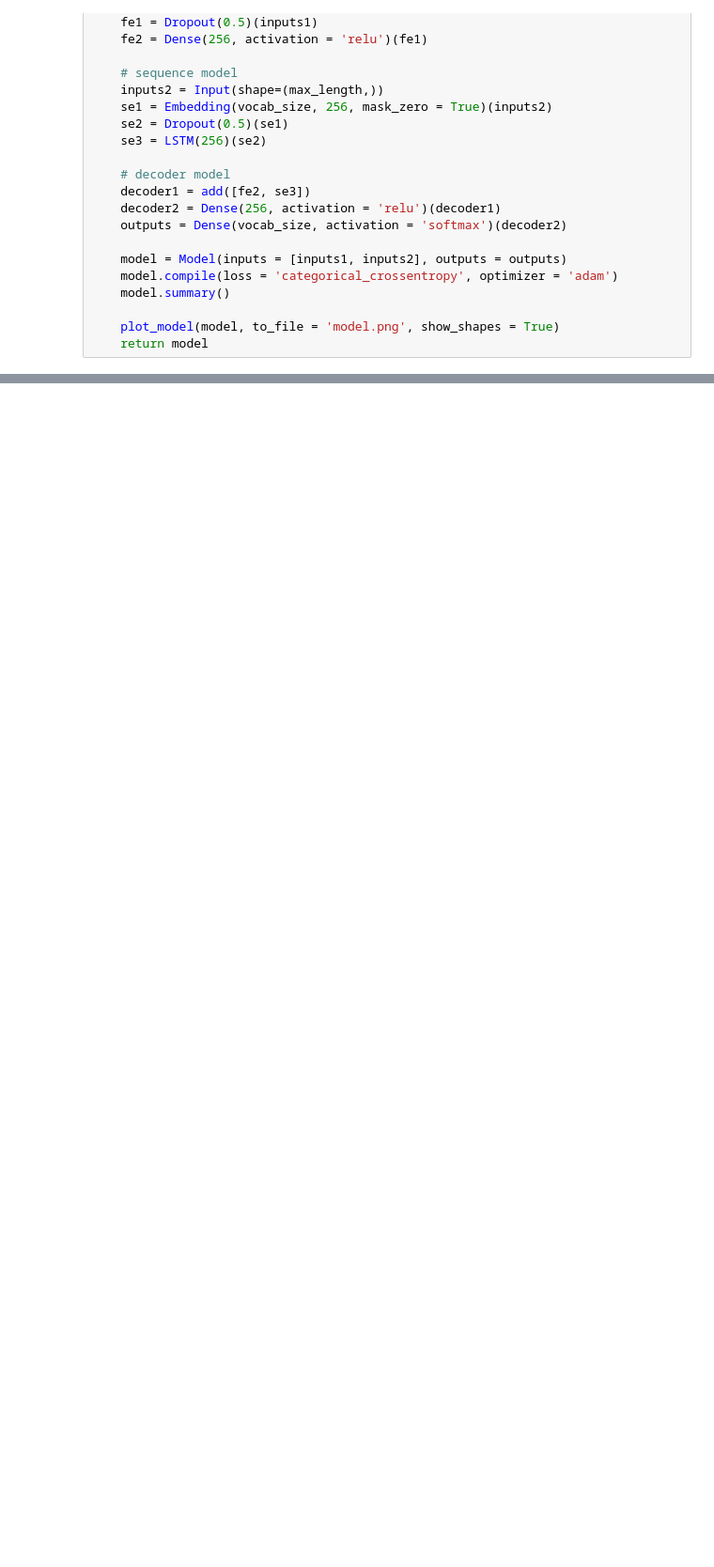
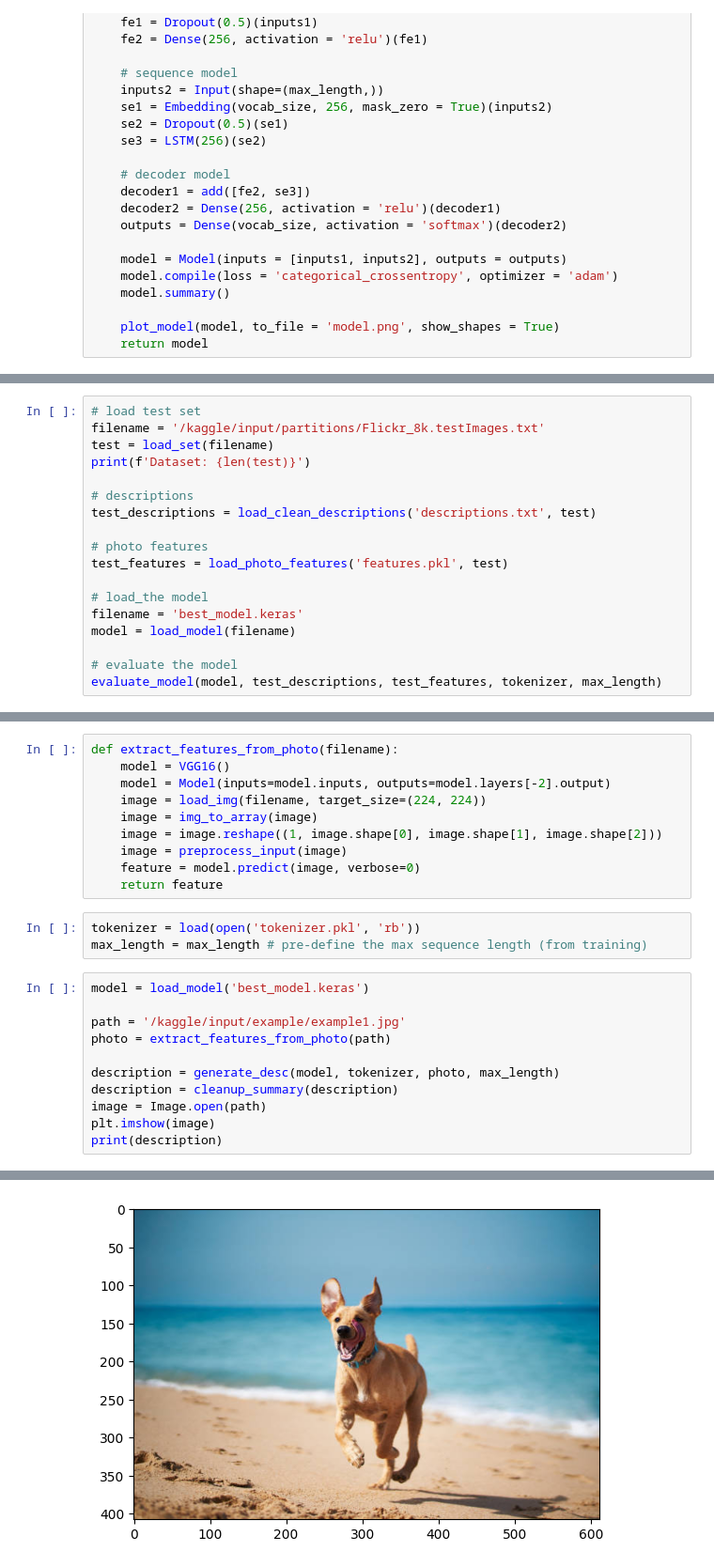
Before and after one commit to Soham0017/Image-Caption-Generator, a Jupyter notebook: image-caption.ipynb, the cells around one changed output, grey strips where cells are left out. Shown at 94% size. Saved outputs shown, nothing was run; the diff lists cells and outputs as text; blank space fills up the shorter version.

Commit message:
Evaluated model using BLEU score

```diff
--- a/image-caption.ipynb
+++ b/image-caption.ipynb
@@ -380,0 +441,18 @@ plt.show()
+# %%
+# load test set
+filename = '/kaggle/input/partitions/Flickr_8k.testImages.txt'
+test = load_set(filename)
+print(f'Dataset: {len(test)}')
+
+# descriptions
+test_descriptions = load_clean_descriptions('descriptions.txt', test)
+
+# photo features
+test_features = load_photo_features('features.pkl', test)
+
+# load_the model
+filename = 'best_model.keras'
+model = load_model(filename)
+
+# evaluate the model
+evaluate_model(model, test_descriptions, test_features, tokenizer, max_length)
@@ -380,0 +479,25 @@ plt.show()
+# %%
+def extract_features_from_photo(filename):
+    model = VGG16()
+    model = Model(inputs=model.inputs, outputs=model.layers[-2].output)
+    image = load_img(filename, target_size=(224, 224))
+    image = img_to_array(image)
+    image = image.reshape((1, image.shape[0], image.shape[1], image.shape[2]))
+    image = preprocess_input(image)
+    feature = model.predict(image, verbose=0)
+    return feature
+# %%
+tokenizer = load(open('tokenizer.pkl', 'rb'))
+max_length = max_length # pre-define the max sequence length (from training)
+# %%
+model = load_model('best_model.keras')
+
+path = '/kaggle/input/example/example1.jpg'
+photo = extract_features_from_photo(path)
+
+description = generate_desc(model, tokenizer, photo, max_length)
+description = cleanup_summary(description)
+image = Image.open(path)
+plt.imshow(image)
+print(description)
+# %% [output]
@@ -380,0 +506 @@ plt.show()
+[figure, added]
```
Also changed, not shown: parts of 17 cells of this notebook, 5 other files.
